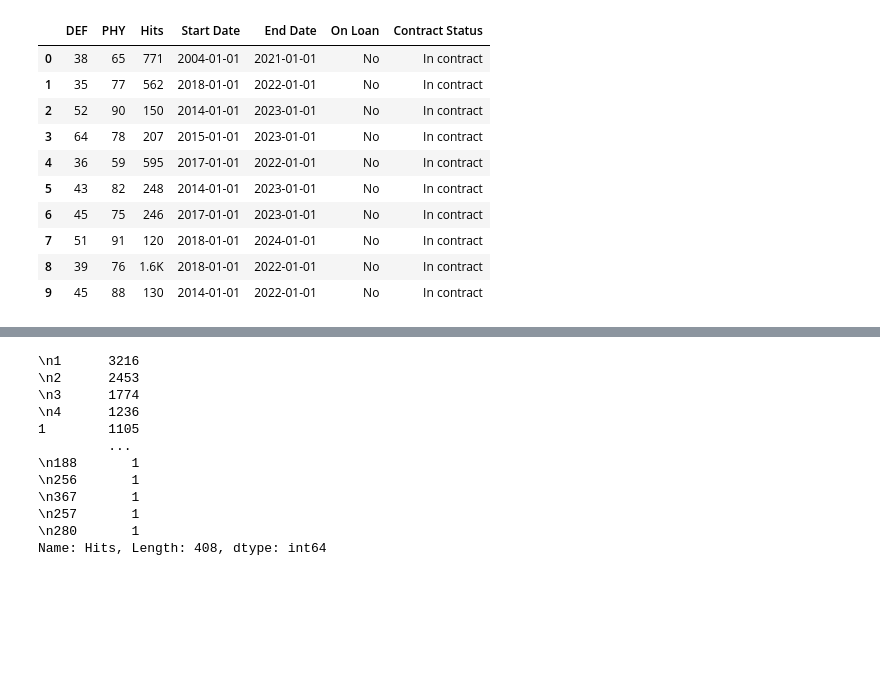
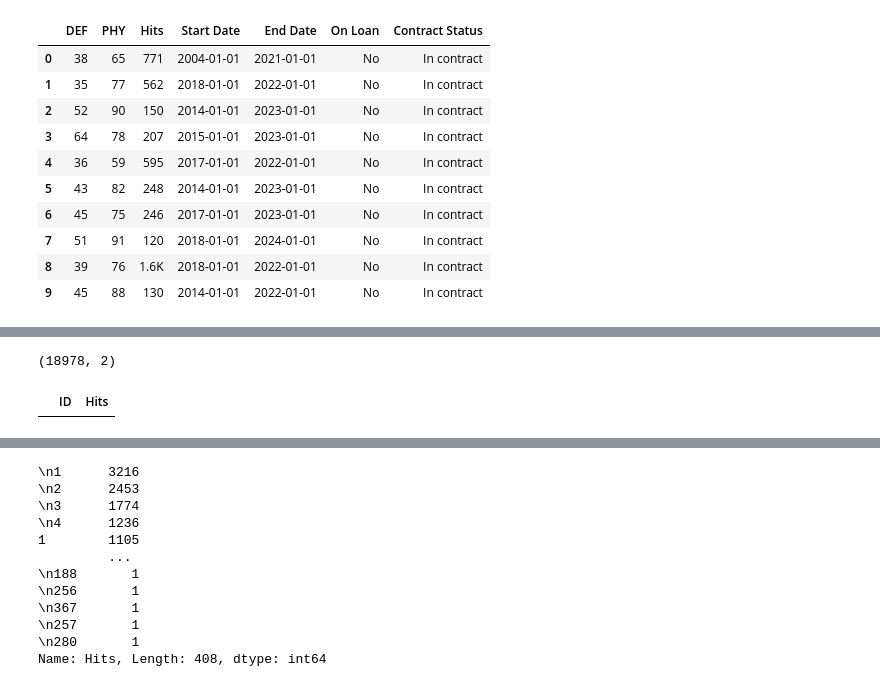
Before and after one commit to bovebove/FIFA21-Data-Cleaning, a Jupyter notebook: DataCleaingChallenge2023_03_10_dataset2.ipynb, the cells around one changed output, grey strips where cells are left out. Saved outputs shown, nothing was run; the diff lists cells and outputs as text; code cells hidden in the pictures; blank space fills up the shorter version.

```diff
--- a/DataCleaingChallenge2023_03_10_dataset2.ipynb
+++ b/DataCleaingChallenge2023_03_10_dataset2.ipynb
@@ -1429,0 +1411,10 @@ df['Hits'].isnull().sum()
+# %%
+tmp.drop_duplicates(inplace=True)
+# %%
+tmp.shape
+# %% [output]
+(18978, 2)
+# %%
+tmp[tmp['Hits'] == '\n']
+# %% [output]
+|  | ID | Hits |
```
Also changed, not shown: parts of 123 cells of this notebook, 1 other file.
